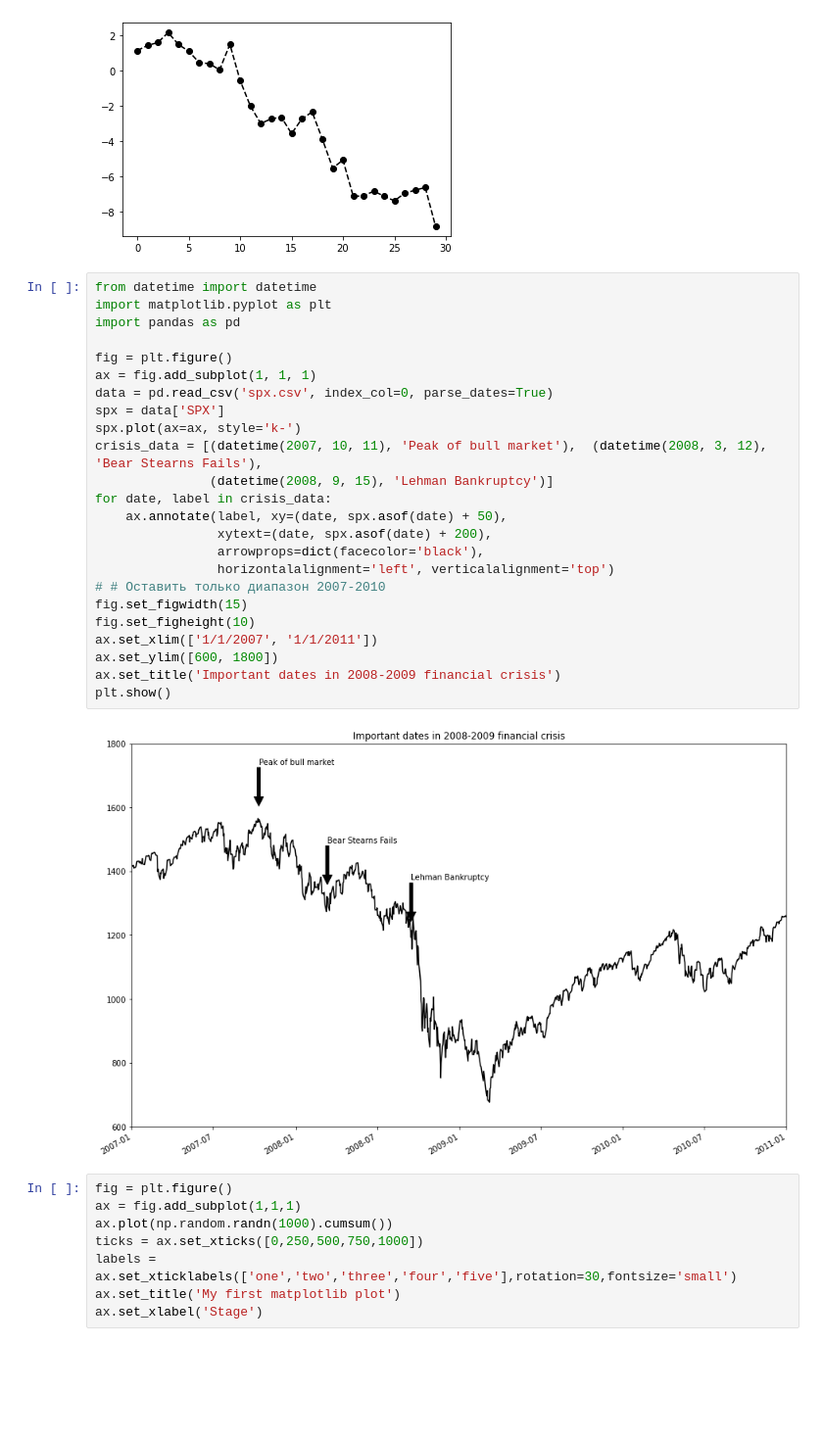
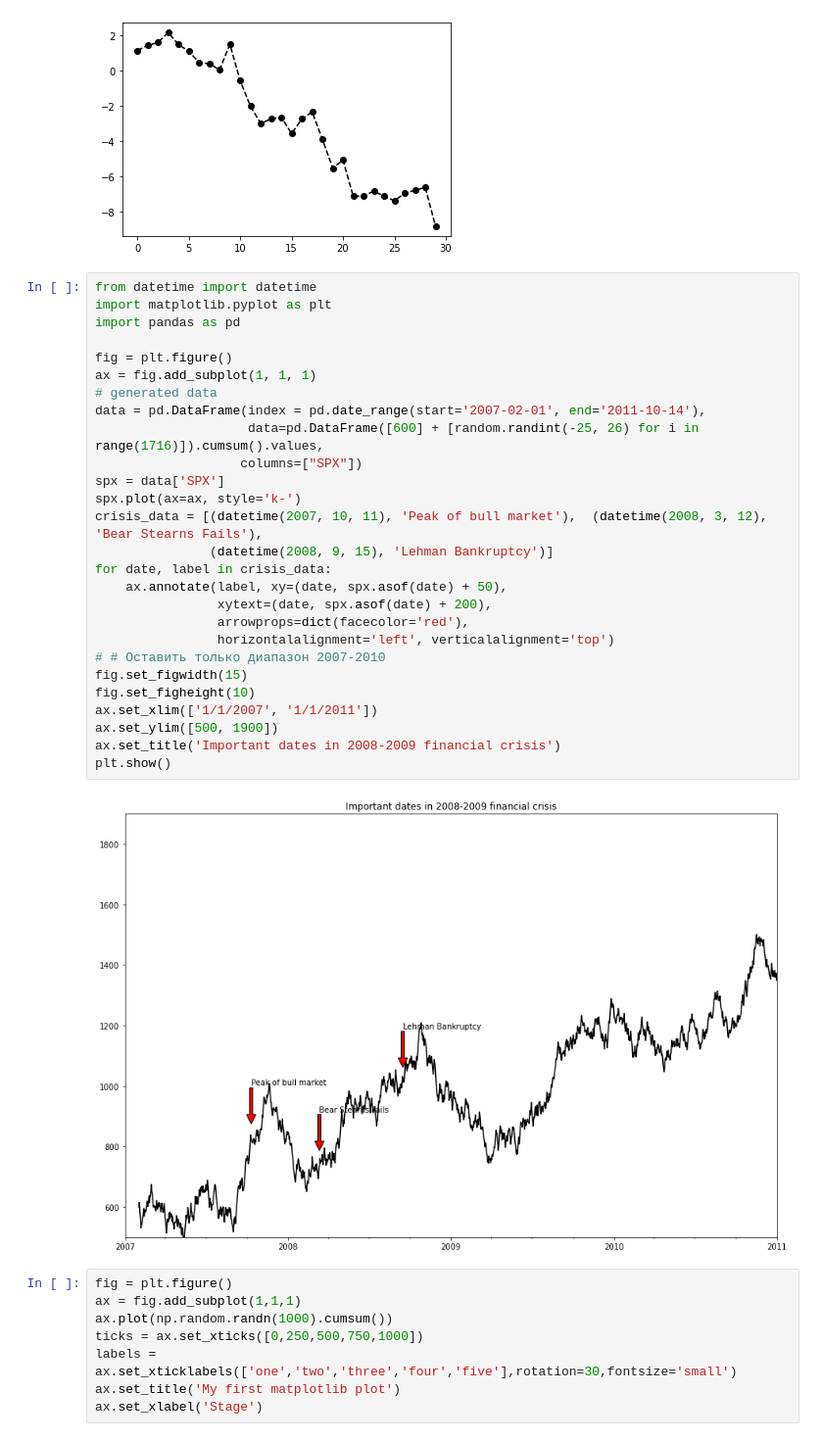
Before and after one commit to Tikhvinskiy/some_notebooks, a Jupyter notebook: GRAPHICS.ipynb, the cells around one changed output. Shown at 98% size. Cells and saved outputs as stored; diff of their text form; blank space fills up the shorter version.

```diff
--- a/GRAPHICS.ipynb
+++ b/GRAPHICS.ipynb
@@ -138,29 +138,32 @@ plt.show()
 # %%
 from datetime import datetime
 import matplotlib.pyplot as plt
 import pandas as pd
 
 fig = plt.figure()
 ax = fig.add_subplot(1, 1, 1)
-data = pd.read_csv('spx.csv', index_col=0, parse_dates=True)
+# generated data
+data = pd.DataFrame(index = pd.date_range(start='2007-02-01', end='2011-10-14'),
+                    data=pd.DataFrame([600] + [random.randint(-25, 26) for i in range(1716)]).cumsum().values,
+                   columns=["SPX"])
 spx = data['SPX']
 spx.plot(ax=ax, style='k-')
 crisis_data = [(datetime(2007, 10, 11), 'Peak of bull market'),  (datetime(2008, 3, 12), 'Bear Stearns Fails'),
                (datetime(2008, 9, 15), 'Lehman Bankruptcy')]
 for date, label in crisis_data:
     ax.annotate(label, xy=(date, spx.asof(date) + 50),
                 xytext=(date, spx.asof(date) + 200),
-                arrowprops=dict(facecolor='black'),
+                arrowprops=dict(facecolor='red'),
                 horizontalalignment='left', verticalalignment='top')
 # # Оставить только диапазон 2007-2010
 fig.set_figwidth(15)
 fig.set_figheight(10)
 ax.set_xlim(['1/1/2007', '1/1/2011'])
-ax.set_ylim([600, 1800])
+ax.set_ylim([500, 1900])
 ax.set_title('Important dates in 2008-2009 financial crisis')
 plt.show()
 # %% [output]
-[figure, old version]
+[figure, new version]
 # %%
 fig = plt.figure()
 ax = fig.add_subplot(1,1,1)
```
Also changed, not shown: 1 other file.
